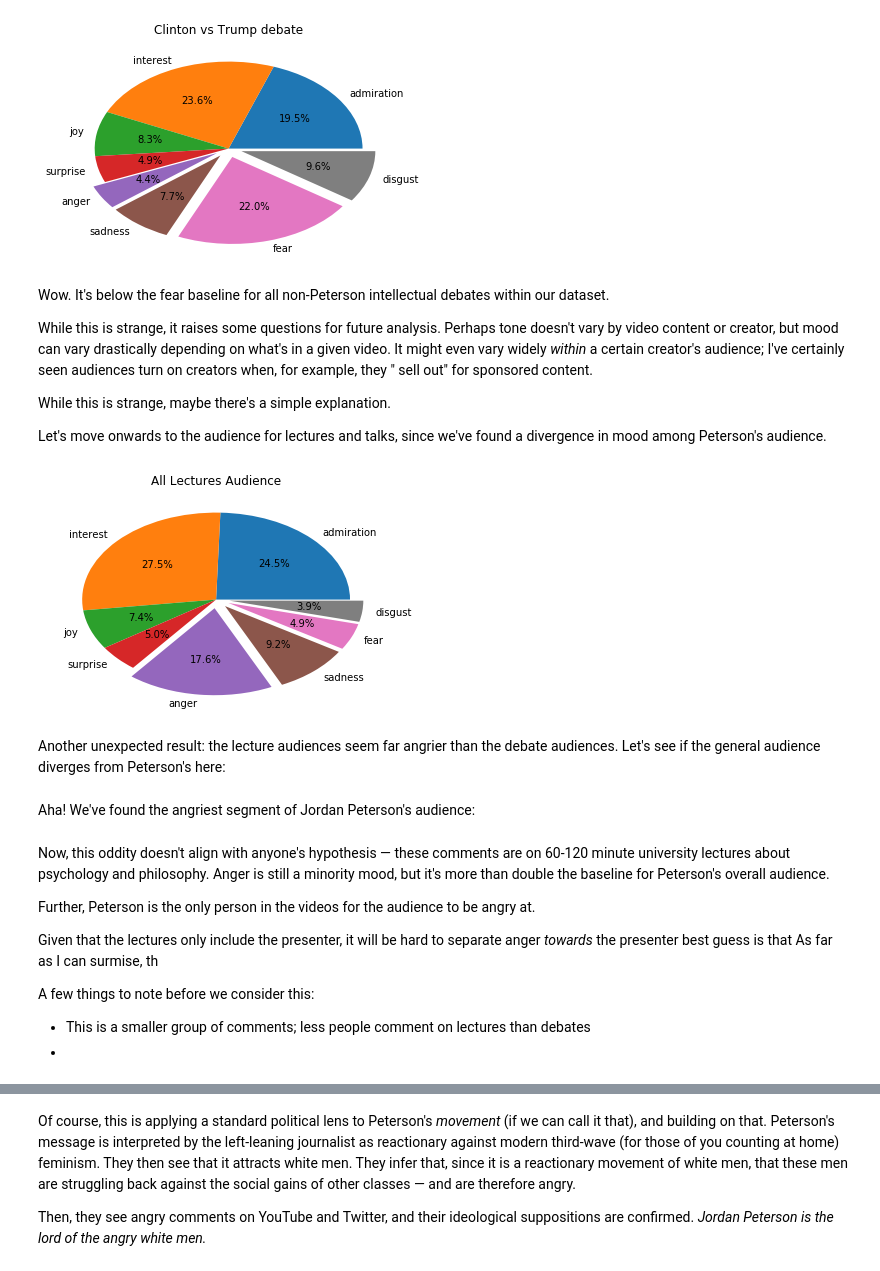
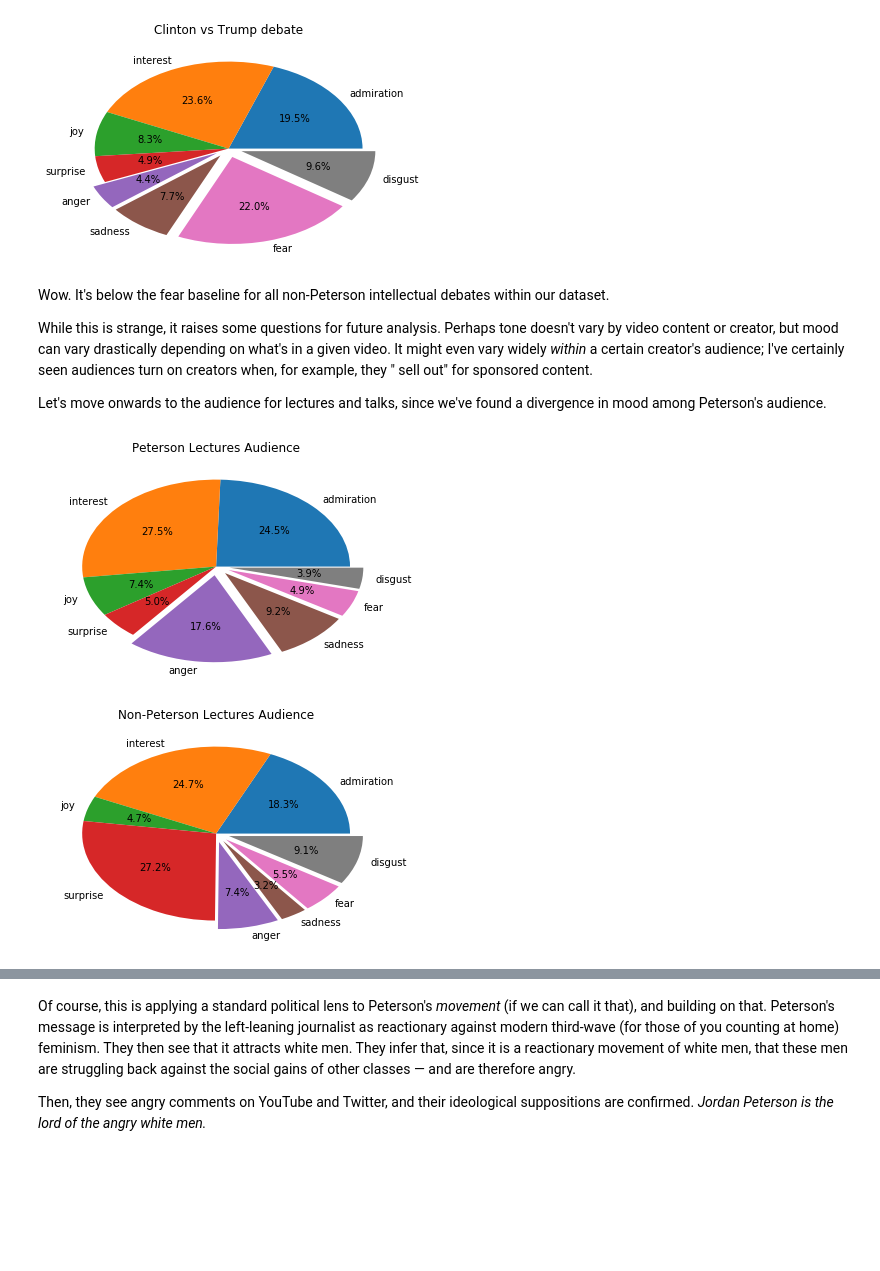
Before and after one commit to AaronFried/data-science-fundamentals, a Jupyter notebook: prep/capstone/jordan-peterson-audience-analysis.ipynb, the cells around one changed output, grey strips where cells are left out. Cells and saved outputs as stored; diff of their text form; code cells hidden in the pictures; blank space fills up the shorter version.

Commit message:
finalize pie charts

```diff
--- a/prep/capstone/jordan-peterson-audience-analysis.ipynb
+++ b/prep/capstone/jordan-peterson-audience-analysis.ipynb
@@ -401,15 +427,16 @@ Wow. It's below the fear baseline for all non-Peterson intellectual debates with
 
 While this is strange, it raises some questions for future analysis. Perhaps tone doesn't vary by video content or creator, but mood can vary drastically depending on what's in a given video. It might even vary widely _within_ a certain creator's audience; I've certainly seen audiences turn on creators when, for example, they " sell out" for sponsored content.
 
-While this is strange, maybe there's a simple explanation.
-
-
 Let's move onwards to the audience for lectures and talks, since we've found a divergence in mood among Peterson's audience.
 # %%
+plt.figure(0)
 plt.pie(count_moodtags(comments.loc[(comments['Genre']=='Intellectual') & (comments['Debate']==False)]).values(), labels=labels, autopct='%1.1f%%', explode=explode)
-plt.title('All Lectures Audience')
+plt.title('Peterson Lectures Audience')
+
+plt.figure(1)
+plt.pie(count_moodtags(comments.loc[(comments['Genre']=='Intellectual') & (comments['Debate']==False) & (comments['JBP']==False)]).values(), labels=labels, autopct='%1.1f%%', explode=explode)
+plt.title('Non-Peterson Lectures Audience')
 plt.show()
 # %% [output]
-[figure, old version]
+[figure, new version]
+[figure, added]
-# %% [markdown]
-Another unexpected result: the lecture audiences seem far angrier than the debate audiences. Let's see if the general audience diverges from Peterson's here:
@@ -420,2 +442,0 @@ plt.show()
-# %% [markdown]
-Aha! We've found the angriest segment of Jordan Peterson's audience:
@@ -426,10 +442,0 @@ plt.show()
-# %% [markdown]
-Now, this oddity doesn't align with anyone's hypothesis — these comments are on 60-120 minute university lectures about psychology and philosophy. Anger is still a minority mood, but it's more than double the baseline for Peterson's overall audience.
-
-Further, Peterson is the only person in the videos for the audience to be angry at.
-
-Given that the lectures only include the presenter, it will be hard to separate anger _towards_ the presenter best guess is that  As far as I can surmise, th
-
-A few things to note before we consider this:
-- This is a smaller group of comments; less people comment on lectures than debates
--
```
Also changed, not shown: parts of 9 cells of this notebook.
